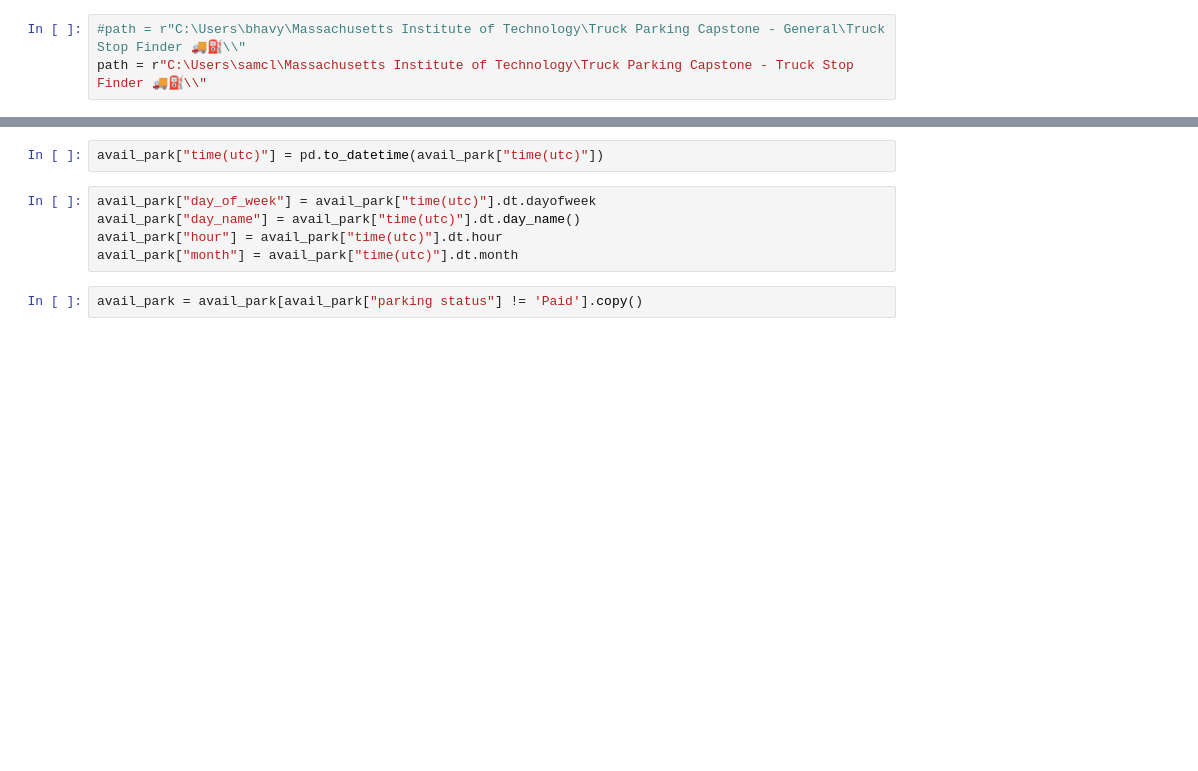
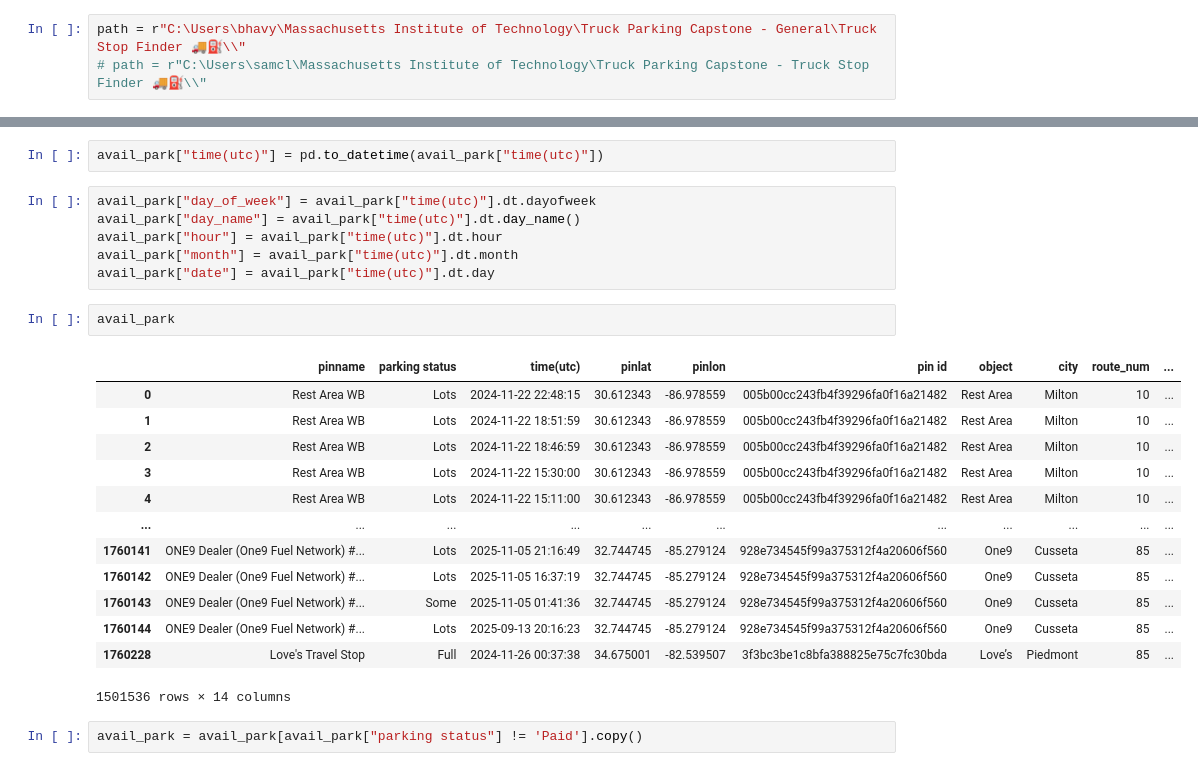
Before and after one commit to Bhavya-Budhia/TruckParking, a Jupyter notebook: Parking_Availability_NN.ipynb, the cells around one changed output, grey strips where cells are left out. Drawn from its saved outputs; the diff is of its cells as text; blank space fills up the shorter version.

Commit message:
Corrected NN somehow
Signed-off-by: Bhavya <bhavya_b@mit.edu>

```diff
--- a/Parking_Availability_NN.ipynb
+++ b/Parking_Availability_NN.ipynb
@@ -9,8 +14,8 @@ from sklearn.preprocessing import OneHotEncoder
 
 #import tensorflow_datasets as tfds
 # %%
-#path = r"C:\Users\bhavy\Massachusetts Institute of Technology\Truck Parking Capstone - General\Truck Stop Finder 🚚⛽\\"
-path = r"C:\Users\samcl\Massachusetts Institute of Technology\Truck Parking Capstone - Truck Stop Finder 🚚⛽\\"
+path = r"C:\Users\bhavy\Massachusetts Institute of Technology\Truck Parking Capstone - General\Truck Stop Finder 🚚⛽\\"
+# path = r"C:\Users\samcl\Massachusetts Institute of Technology\Truck Parking Capstone - Truck Stop Finder 🚚⛽\\"
 # %%
 # Sourced directly from TruckerPath
 park_data_1 = pd.read_csv(
@@ -31,6 +36,23 @@ avail_park["day_of_week"] = avail_park["time(utc)"].dt.dayofweek
 avail_park["day_name"] = avail_park["time(utc)"].dt.day_name()
 avail_park["hour"] = avail_park["time(utc)"].dt.hour
 avail_park["month"] = avail_park["time(utc)"].dt.month
+avail_park["date"] = avail_park["time(utc)"].dt.day
+# %%
+avail_park
+# %% [output]
+|  | pinname | parking status | time(utc) | pinlat | pinlon | pin id | object | city | route_num | ... |
+| 0 | Rest Area WB | Lots | 2024-11-22 22:48:15 | 30.612343 | -86.978559 | 005b00cc243fb4f39296fa0f16a21482 | Rest Area | Milton | 10 | ... |
+| 1 | Rest Area WB | Lots | 2024-11-22 18:51:59 | 30.612343 | -86.978559 | 005b00cc243fb4f39296fa0f16a21482 | Rest Area | Milton | 10 | ... |
+| 2 | Rest Area WB | Lots | 2024-11-22 18:46:59 | 30.612343 | -86.978559 | 005b00cc243fb4f39296fa0f16a21482 | Rest Area | Milton | 10 | ... |
+| 3 | Rest Area WB | Lots | 2024-11-22 15:30:00 | 30.612343 | -86.978559 | 005b00cc243fb4f39296fa0f16a21482 | Rest Area | Milton | 10 | ... |
+| 4 | Rest Area WB | Lots | 2024-11-22 15:11:00 | 30.612343 | -86.978559 | 005b00cc243fb4f39296fa0f16a21482 | Rest Area | Milton | 10 | ... |
+| ... | ... | ... | ... | ... | ... | ... | ... | ... | ... | ... |
+| 1760141 | ONE9 Dealer (One9 Fuel Network) #... | Lots | 2025-11-05 21:16:49 | 32.744745 | -85.279124 | 928e734545f99a375312f4a20606f560 | One9 | Cusseta | 85 | ... |
+| 1760142 | ONE9 Dealer (One9 Fuel Network) #... | Lots | 2025-11-05 16:37:19 | 32.744745 | -85.279124 | 928e734545f99a375312f4a20606f560 | One9 | Cusseta | 85 | ... |
+| 1760143 | ONE9 Dealer (One9 Fuel Network) #... | Some | 2025-11-05 01:41:36 | 32.744745 | -85.279124 | 928e734545f99a375312f4a20606f560 | One9 | Cusseta | 85 | ... |
+| 1760144 | ONE9 Dealer (One9 Fuel Network) #... | Lots | 2025-09-13 20:16:23 | 32.744745 | -85.279124 | 928e734545f99a375312f4a20606f560 | One9 | Cusseta | 85 | ... |
+| 1760228 | Love's Travel Stop | Full | 2024-11-26 00:37:38 | 34.675001 | -82.539507 | 3f3bc3be1c8bfa388825e75c7fc30bda | Love’s | Piedmont | 85 | ... |
+1501536 rows × 14 columns
 # %%
 avail_park = avail_park[avail_park["parking status"] != 'Paid'].copy()
 # %%
```
Also changed, not shown: parts of 27 cells of this notebook.
